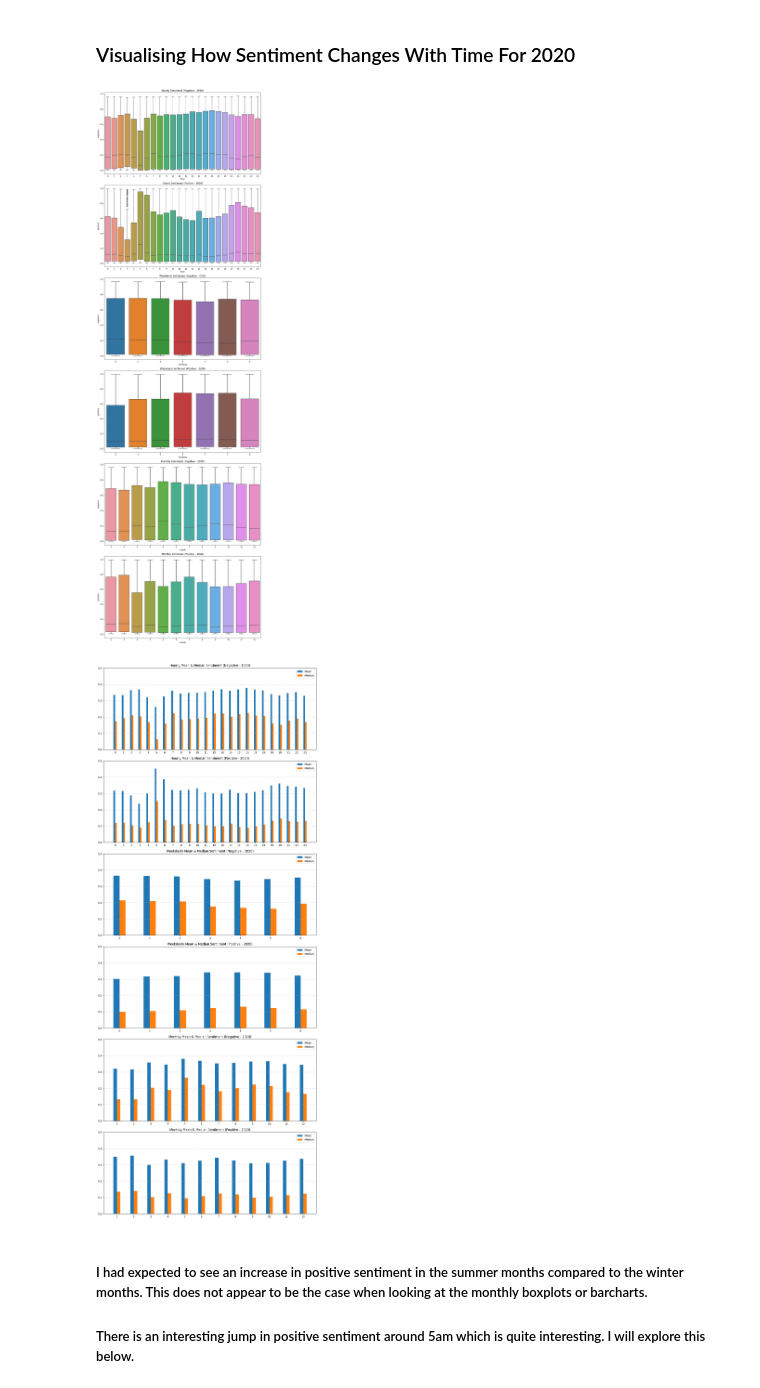
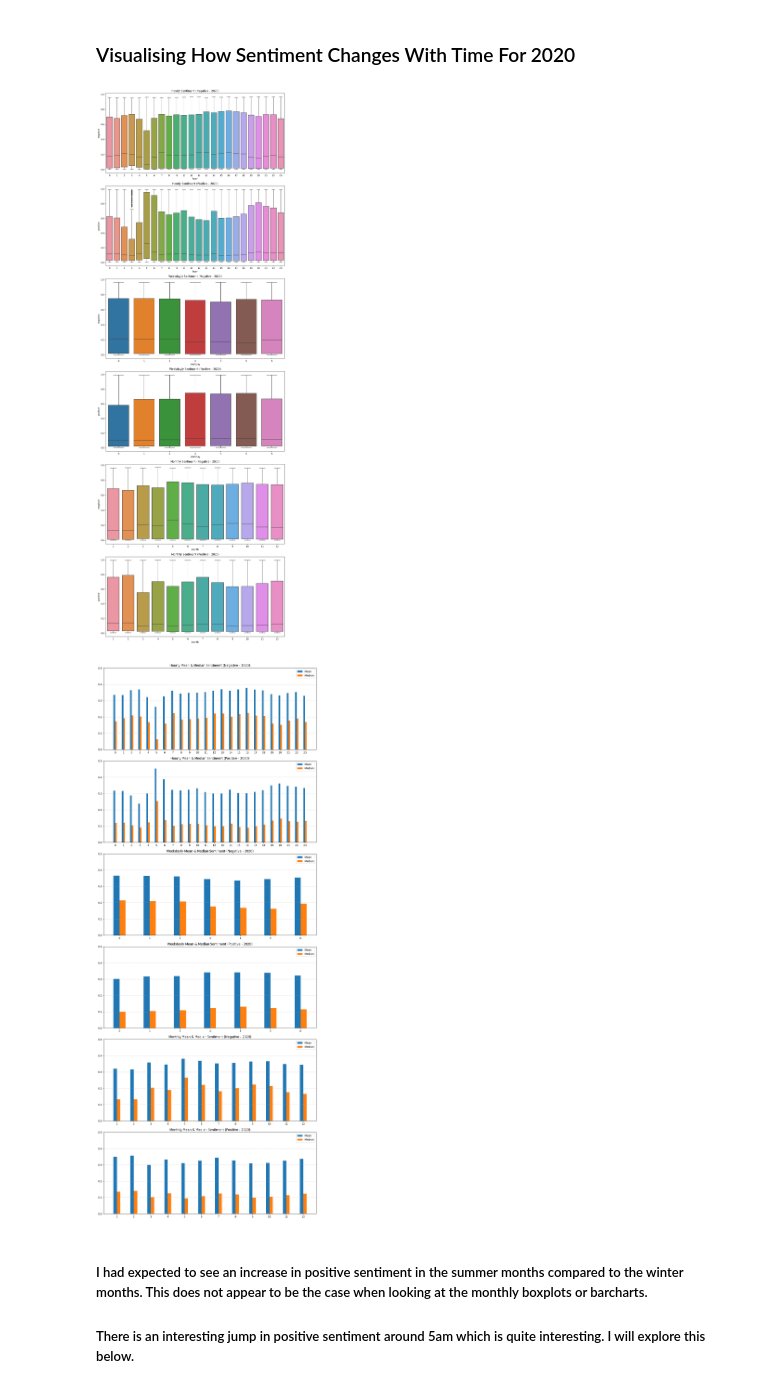
Before and after one commit to christywastaken/twitter-sentiment-analysis, a Jupyter notebook: twitter_sentiment_analysis.ipynb, the cells around one changed output. Drawn from its saved outputs; the diff is of its cells as text; code cells hidden in the pictures.

```diff
--- a/twitter_sentiment_analysis.ipynb
+++ b/twitter_sentiment_analysis.ipynb
@@ -290,7 +290,7 @@ sentiment_df_2020['hour'] = sentiment_df_2020['created_at'].dt.hour
 sentiment_df_2020['weekday'] = sentiment_df_2020['created_at'].dt.weekday
 sentiment_df_2020['month'] = sentiment_df_2020['created_at'].dt.month
 
-fig, axes = plt.subplots(6,1,figsize=(12,40))
+fig, axes = plt.subplots(6,1,figsize=(12,35))
 
 period_list = ['hour', 'weekday', 'month']
 sentiment_list = ['negative', 'positive']
@@ -303,34 +303,34 @@ for period in period_list:
         i += 1
 
 plt.tight_layout()
 plt.show()
 
 
 fig, axes = plt.subplots(6,1,figsize=(12,30))
 i = 0
 for period in period_list:
     grouped_mean = sentiment_df_2020.groupby(period).mean(numeric_only=True)
     grouped_median = sentiment_df_2020.groupby(period).median(numeric_only=True)
     index = grouped_mean.index
     x = np.arange(len(index))
     width = 0.2
     for sentiment in sentiment_list:
         mean_values = grouped_mean[sentiment]
         median_values = grouped_median[sentiment]
         axes[i].bar(x - width/2, mean_values, width, label='Mean')
         axes[i].bar(x + width/2, median_values, width, label='Median')
         axes[i].set_title(f'{period.capitalize()}ly Mean & Median Sentiment ({sentiment.capitalize()} - 2020)')
         axes[i].set_xticks(x)
         axes[i].set_xticklabels(index)
         axes[i].yaxis.grid(True, linestyle='--', linewidth=0.5)
         axes[i].set_ylim(0.0,0.5)
         axes[i].legend()
         i += 1
 
 plt.tight_layout()
 plt.show()
 # %% [output]
-[figure, old version]
+[figure, new version]
 [figure]
 # %% [markdown]
 ##### I had expected to see an increase in positive sentiment in the summer months compared to the winter months. This does not appear to be the case when looking at the monthly boxplots or barcharts.
```
Also changed, not shown: parts of 1 cell of this notebook.
